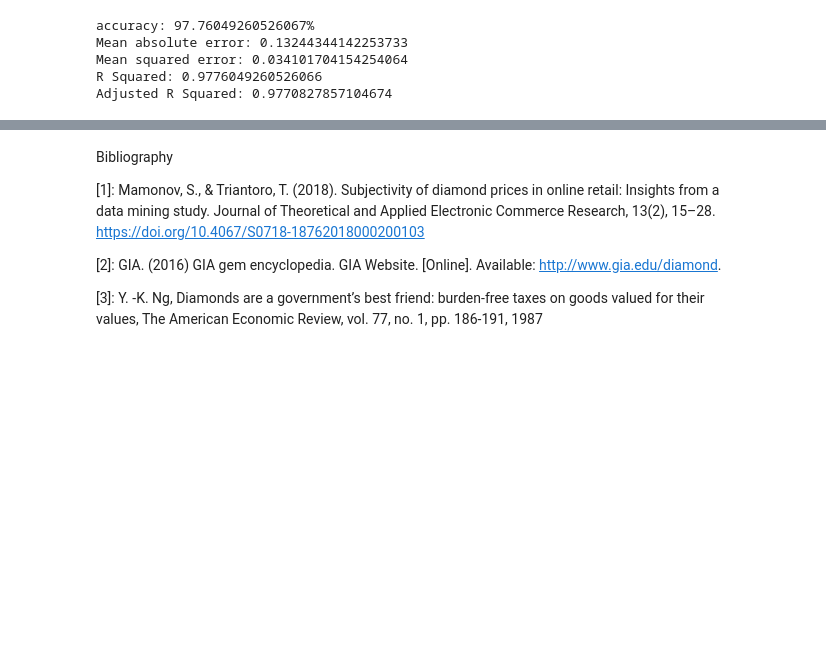
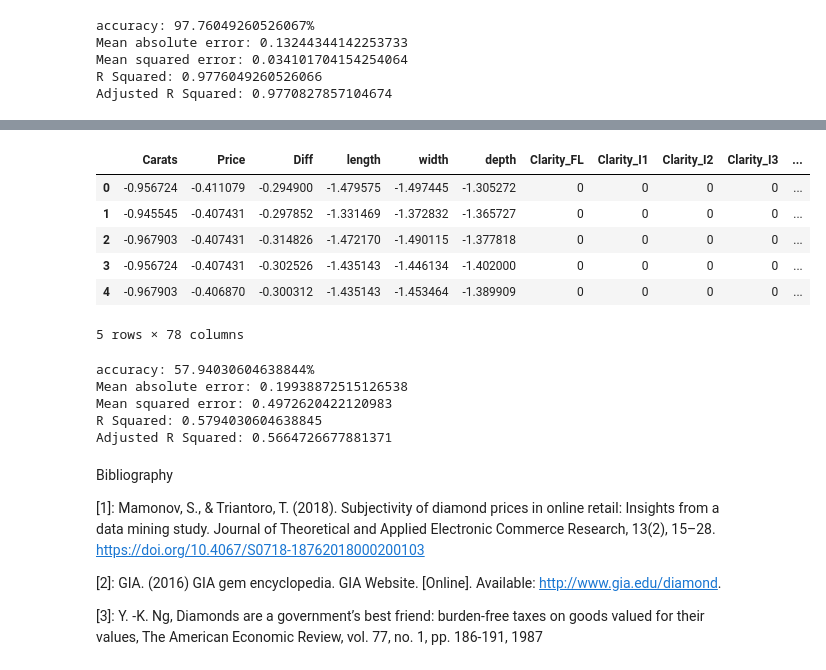
Before and after one commit to ivanbergon/Github_privado, a Jupyter notebook: Job projects/Enova/AnalyticsAssessment/Enova Project - Ivan Berlim Gonçalves.ipynb, the cells around one changed output, grey strips where cells are left out. Cells and saved outputs as stored; diff of their text form; code cells hidden in the pictures; blank space fills up the shorter version.

```diff
--- a/Job projects/Enova/AnalyticsAssessment/Enova Project - Ivan Berlim Gonçalves.ipynb
+++ b/Job projects/Enova/AnalyticsAssessment/Enova Project - Ivan Berlim Gonçalves.ipynb
@@ -1565,0 +1790,17 @@ df[df.columns.intersection(l)]
+# %%
+from sklearn.preprocessing import StandardScaler
+sc_X = StandardScaler()
+numericals2 =  pd.DataFrame(sc_X.fit_transform(diamond_clean_data2[['Carats', 'Price', 'Diff', 'length', 'width', 'depth']]),
+                           columns=['Carats', 'Price', 'Diff', 'length', 'width', 'depth'],index=diamond_clean_data2.index)
+
+diamond_clean_data_standard2 = diamond_clean_data2.copy(deep=True)
+diamond_clean_data_standard2[['Carats', 'Price', 'Diff', 'length', 'width', 'depth']] = numericals2[['Carats', 'Price', 'Diff', 'length', 'width', 'depth']]
+diamond_clean_data_standard2.head()
+# %% [output]
+|  | Carats | Price | Diff | length | width | depth | Clarity_FL | Clarity_I1 | Clarity_I2 | Clarity_I3 | ... |
+| 0 | -0.956724 | -0.411079 | -0.294900 | -1.479575 | -1.497445 | -1.305272 | 0 | 0 | 0 | 0 | ... |
+| 1 | -0.945545 | -0.407431 | -0.297852 | -1.331469 | -1.372832 | -1.365727 | 0 | 0 | 0 | 0 | ... |
+| 2 | -0.967903 | -0.407431 | -0.314826 | -1.472170 | -1.490115 | -1.377818 | 0 | 0 | 0 | 0 | ... |
+| 3 | -0.956724 | -0.407431 | -0.302526 | -1.435143 | -1.446134 | -1.402000 | 0 | 0 | 0 | 0 | ... |
+| 4 | -0.967903 | -0.406870 | -0.300312 | -1.435143 | -1.453464 | -1.389909 | 0 | 0 | 0 | 0 | ... |
+5 rows × 78 columns
@@ -1566,3 +1813,23 @@ df[df.columns.intersection(l)]
+# %%
+rig_reg = linear_model.Ridge()
+rig_reg.fit(train_x4,train_y4)
+y_pred4 = rig_reg.predict(test_x4)
+print("accuracy: "+ str(rig_reg.score(test_x4,test_y4)*100) + "%")
+print("Mean absolute error: {}".format(mean_absolute_error(test_y4,y_pred4)))
+print("Mean squared error: {}".format(mean_squared_error(test_y4,y_pred4)))
+R2 = r2_score(test_y4,y_pred4)
+print('R Squared: {}'.format(R2))
+n=test_x.shape[0]
+p=test_x.shape[1] - 1
+
+adj_rsquared = 1 - (1 - R2) * ((n - 1)/(n-p-1))
+print('Adjusted R Squared: {}'.format(adj_rsquared))
+# %% [output]
+accuracy: 57.94030604638844%
+Mean absolute error: 0.19938872515126538
+Mean squared error: 0.4972620422120983
+R Squared: 0.5794030604638845
+Adjusted R Squared: 0.5664726677881371
 # %% [markdown]
 Bibliography
 
```
Also changed, not shown: parts of 87 cells of this notebook, 2 other files.
